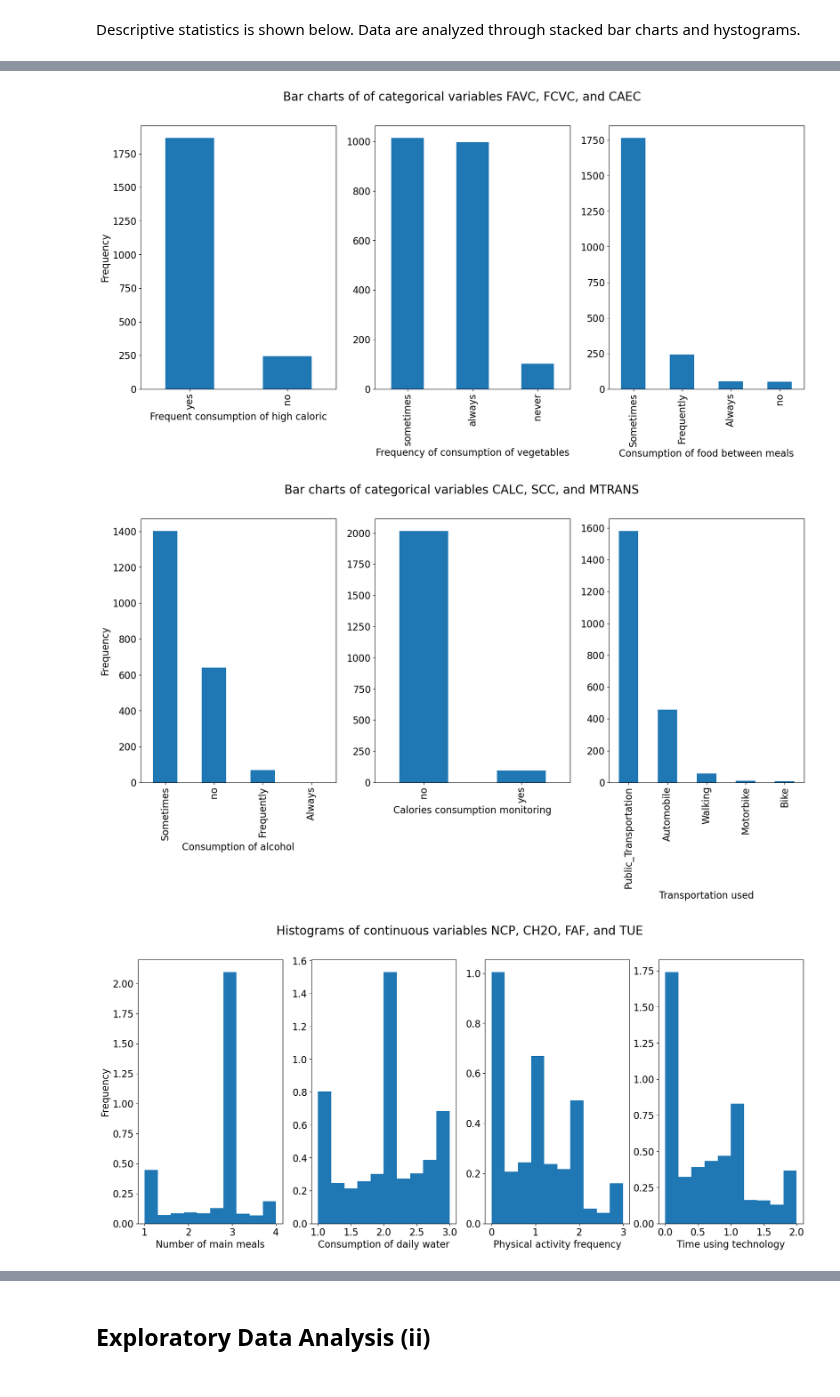
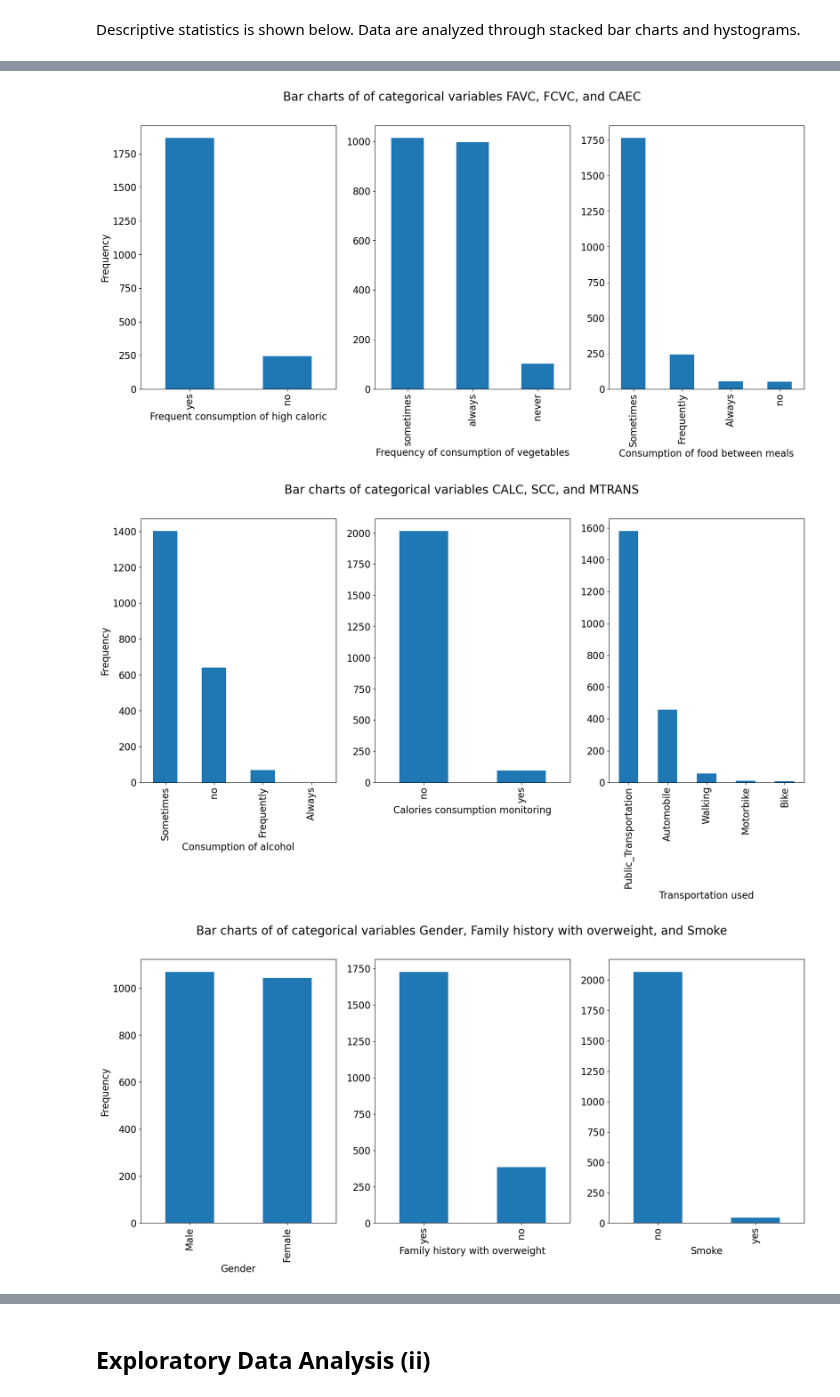
Before and after one commit to wacuna1/MS-AAI-v1, a Jupyter notebook: Project_Probability_Statistics.ipynb, the cells around one changed output, grey strips where cells are left out. Drawn from its saved outputs; the diff is of its cells as text; code cells hidden in the pictures.

```diff
--- a/Project_Probability_Statistics.ipynb
+++ b/Project_Probability_Statistics.ipynb
@@ -168,6 +178,39 @@ fig.suptitle('Bar charts of categorical variables CALC, SCC, and MTRANS', fontsi
 plt.savefig('Fig2.jpeg', bbox_inches='tight')
 plt.show()
 
+# Visualization of distrubution of each variable
+fig, (ax1, ax2, ax3) = plt.subplots(1, 3, figsize = (20,8))
+plt.rcParams['font.size'] = '16'
+gender.value_counts().plot(ax = ax1, kind = 'bar', xlabel = 'Gender', ylabel = 'Frequency')
+family_overweight.value_counts().plot(ax = ax2, kind = 'bar', xlabel = 'Family history with overweight')
+SMOKE.value_counts().plot(ax = ax3, kind = 'bar', xlabel = 'Smoke')
+fig.suptitle('Bar charts of of categorical variables Gender, Family history with overweight, and Smoke', fontsize = 20)
+plt.savefig('Fig3.jpeg', bbox_inches='tight')
+plt.show()
+
+# Visualization of distrubution of each variable
+fig, (ax1, ax2) = plt.subplots(1, 2, figsize = (20,8))
+plt.rcParams['font.size'] = '16'
+obesitylevel.value_counts().plot(ax = ax1, kind = 'bar', xlabel = 'Obesity level', ylabel = 'Frequency')
+obesitylevel_bisbis.value_counts().plot(ax = ax2, kind = 'bar', xlabel = 'Overweight and obese (yes) vs underweight and normal (no)')
+fig.suptitle('Bar charts of of categorical variables Obesity level, and Identification of overweight/obesity', fontsize = 20)
+plt.savefig('Fig3.jpeg', bbox_inches='tight')
+plt.show()
+
+fig, (ax1, ax2, ax3, ax4) = plt.subplots(1, 4, figsize = (20,8))
+ax1.hist(weight, density = True)
+ax1.set_xlabel('Weight')
+ax1.set_ylabel('Frequency')
+ax2.hist(height, density = True)
+ax2.set_xlabel('Hight')
+ax3.hist(age, density = True)
+ax3.set_xlabel('Age')
+ax4.hist(BMI, density = True)
+ax4.set_xlabel('BMI')
+fig.suptitle('Histograms of continuous variables Weight, Height, Age, and BMI', fontsize = 20)
+plt.savefig('Fig5.jpeg', bbox_inches='tight')
+plt.show()
+
 fig, (ax1, ax2, ax3, ax4) = plt.subplots(1, 4, figsize = (20,8))
 ax1.hist(NCP, density = True)
 ax1.set_xlabel('Number of main meals')
@@ -179,34 +222,34 @@ ax3.set_xlabel('Physical activity frequency')
 ax4.hist(TUE, density = True)
 ax4.set_xlabel('Time using technology')
 fig.suptitle('Histograms of continuous variables NCP, CH2O, FAF, and TUE', fontsize = 20)
-plt.savefig('Fig3.jpeg', bbox_inches='tight')
+plt.savefig('Fig6.jpeg', bbox_inches='tight')
 plt.show()
 
 fig, (ax1, ax2, ax3) = plt.subplots(1, 3, figsize = (18,8))
 dataset.groupby(['NObeyesdad', 'Gender']).size().unstack().plot(ax = ax1, kind = 'bar', stacked = True, xlabel = 'Obesity level', ylabel = 'Frequency', title = 'By gender')
 dataset.groupby(['NObeyesdad', 'family_history_with_overweight']).size().unstack().plot(ax = ax2, kind = 'bar', stacked = True, xlabel = 'Obesity level', title = 'By family history with overweight')
 dataset.groupby(['NObeyesdad', 'SMOKE']).size().unstack().plot(ax = ax3, kind = 'bar', stacked = True, xlabel = 'Obesity level', title = 'By smoke')
 fig.suptitle('Relationships between obesity level and gender, family history and smoke ', fontsize = 20)
-plt.savefig('Fig4.jpeg', bbox_inches='tight')
+plt.savefig('Fig7.jpeg', bbox_inches='tight')
 plt.show()
 # %% [output]
 There are 1043 females and 1068 males.
 Summary age for females
  count    1043.00
 mean       24.00
 std         6.41
 min        15.00
 25%        19.63
 50%        22.00
 75%        26.00
 max        61.00
 Name: Age, dtype: float64
 Summary weight for females
 ... (65 lines left out)
 50%        28.91
 75%        35.22
 max        49.47
 dtype: float64
 [figure]
 [figure]
-[figure, old version]
+[figure, new version]
```
Also changed, not shown: parts of 13 cells of this notebook, 4 other files.
